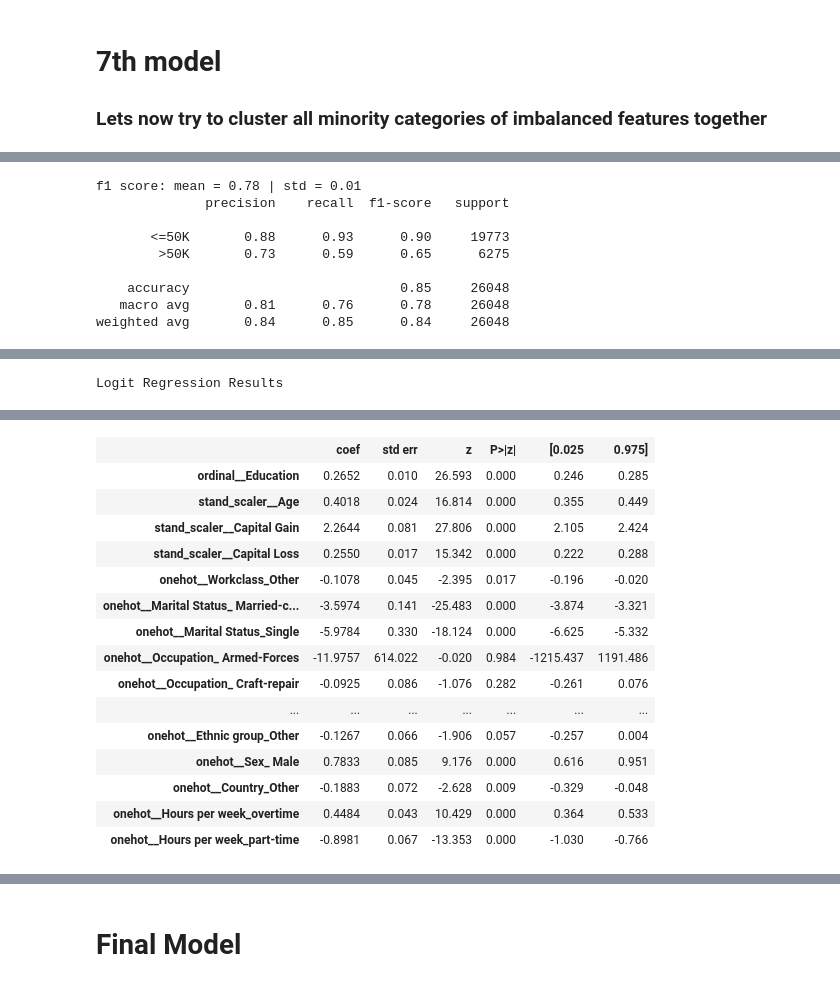
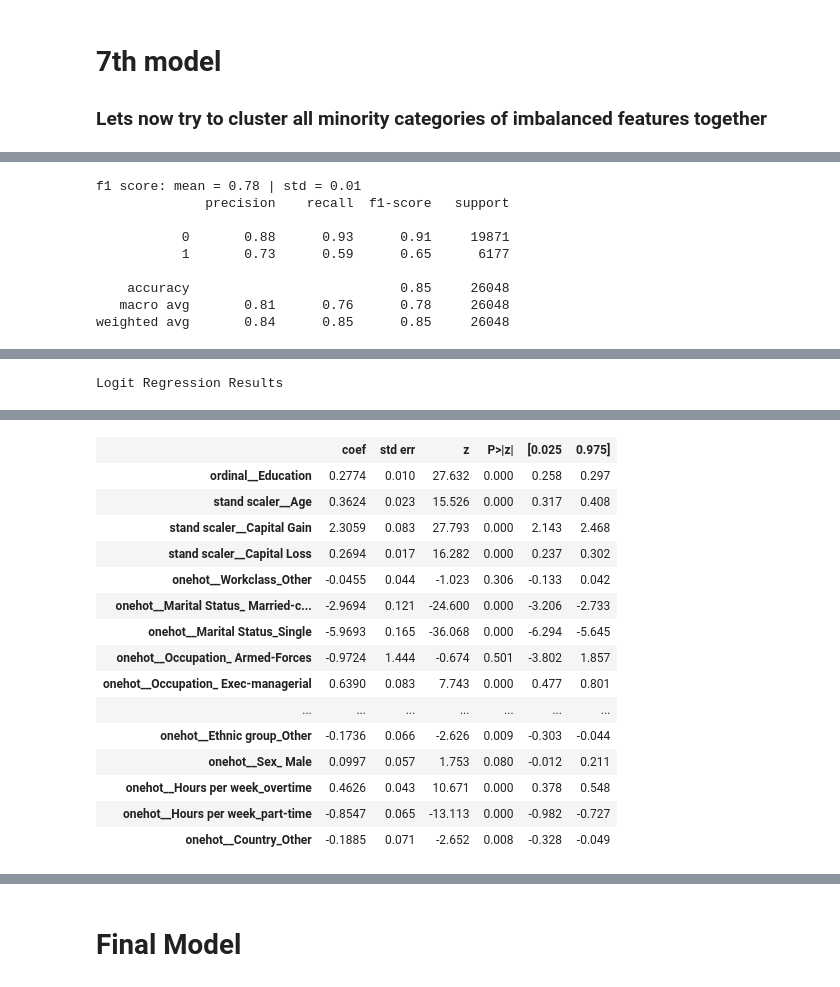
Before and after one commit to nadiia-duiunova/Adults_pet_project, a Jupyter notebook: Logistic regression.ipynb, the cells around one changed output, grey strips where cells are left out. Saved outputs shown, nothing was run; the diff lists cells and outputs as text; code cells hidden in the pictures.

```diff
--- a/Logistic regression.ipynb
+++ b/Logistic regression.ipynb
@@ -159,47 +149,21 @@ weighted avg       0.85      0.85      0.85     26048
 # %% [markdown]
 ### Let's now understand significance of features with the help of Logit() function from statsmodel
 # %%
-def logit_summary(data, numerical_features: list, categorical_features: list):
-    """Function performs data preprocessing and applies Logit() function. After that retuns summary which contains featues significances
+def logit_summary(data):
+    """ Function applies Logit() function to already preprocessed datan. After that retuns summary which contains featues significances
 
     Args:
-        X (Series object): X_train DataFrame of features
-        y (array): y_train - target
-        numerical_features_list (list): list of features, that have to be processed by Standard scaler
-        categorical_features_list (list): list of features, that have to be processed by OneHotEncoder
+        data (pd.DataFrame): DataFrame of features and target
 
     Returns:
         Summary: summary of statsmodel Logit() model with the help of which the decision about
                 keeping or modifying/removing a feature can be made
     """
 
-    X = data.drop(columns=['Income'])
-    y = data["Income"]
+    X = data.iloc[:, 1:]
+    y = data.iloc[:, 0]
 
-    column_transformer = ColumnTransformer(transformers = [
-        ('ordinal', OrdinalEncoder(categories=[[' Preschool',' 1st-4th',' 5th-6th',' 7th-8th',' 9th',' 10th',' 11th',
-                                          ' 12th',' HS-grad',' Some-college',' Assoc-voc',' Assoc-acdm',
-                                          ' Bachelors',' Masters',' Prof-school',' Doctorate']]),
-         make_column_selector(pattern = 'Education')),
-        ('stand_scaler', StandardScaler(), numerical_features),
-        ('onehot', OneHotEncoder(dtype='int', drop='first'), categorical_features)],
-        remainder='drop')
-
-    X_trans = column_transformer.fit_transform(X)
-
-    if sps.issparse(X_trans):
-        X_trans = X_trans.toarray()
-
-    x_columns_names = column_transformer.get_feature_names_out()
-    X_trans = pd.DataFrame(X_trans, columns = x_columns_names)
-
-    y_train_df = pd.DataFrame(y)
-    onehot = OneHotEncoder(dtype='int', drop='first')
-    y_trans = onehot.fit_transform(y_train_df)
-    y_column_name = onehot.get_feature_names_out()
-    y_trans = pd.DataFrame.sparse.from_spmatrix(y_trans, columns=y_column_name)
-
-    model = Logit(y_trans, X_trans).fit_regularized()
+    model = Logit(y, X).fit_regularized()
     summary = model.summary()
 
     return summary
@@ -670,21 +616,22 @@ data_cluster_imbalanced.sample(3)
 # %%
 numerical_features_list = ['Age', 'Capital Gain', 'Capital Loss']
 categorical_features_list = ['Workclass', 'Marital Status', 'Occupation',
-                             'Relationship', 'Ethnic group', 'Sex', 'Country', 'Hours per week']
+                             'Relationship', 'Ethnic group', 'Sex',  'Hours per week', 'Country']
 # %%
-get_LR_performance(data_cluster_imbalanced, numerical_features_list, categorical_features_list)
+data_cluster_imbalanced_preprocessed = preprocess_data(data_cluster_imbalanced, numerical_features_list, categorical_features_list)
+get_LR_performance(data_cluster_imbalanced_preprocessed)
 # %% [output]
 f1 score: mean = 0.78 | std = 0.01
               precision    recall  f1-score   support
 
-       <=50K       0.88      0.93      0.90     19773
-        >50K       0.73      0.59      0.65      6275
+           0       0.88      0.93      0.91     19871
+           1       0.73      0.59      0.65      6177
 
     accuracy                           0.85     26048
    macro avg       0.81      0.76      0.78     26048
-weighted avg       0.84      0.85      0.84     26048
+weighted avg       0.84      0.85      0.85     26048
 # %%
-summary = logit_summary(data_cluster_imbalanced, numerical_features_list, categorical_features_list)
+summary = logit_summary(data_cluster_imbalanced_preprocessed)
 summary
 # %% [output]
 Optimization terminated successfully    (Exit mode 0)
@@ -702,18 +649,18 @@ Logit Regression Results
 | Covariance Type: | nonrobust | LLR p-value: | 0.000 |
 |  | coef | std err | z | P>|z| | [0.025 | 0.975] |
-| ordinal__Education | 0.2652 | 0.010 | 26.593 | 0.000 | 0.246 | 0.285 |
-| stand_scaler__Age | 0.4018 | 0.024 | 16.814 | 0.000 | 0.355 | 0.449 |
-| stand_scaler__Capital Gain | 2.2644 | 0.081 | 27.806 | 0.000 | 2.105 | 2.424 |
-| stand_scaler__Capital Loss | 0.2550 | 0.017 | 15.342 | 0.000 | 0.222 | 0.288 |
-| onehot__Workclass_Other | -0.1078 | 0.045 | -2.395 | 0.017 | -0.196 | -0.020 |
-| onehot__Marital Status_ Married-c... | -3.5974 | 0.141 | -25.483 | 0.000 | -3.874 | -3.321 |
-| onehot__Marital Status_Single | -5.9784 | 0.330 | -18.124 | 0.000 | -6.625 | -5.332 |
-| onehot__Occupation_ Armed-Forces | -11.9757 | 614.022 | -0.020 | 0.984 | -1215.437 | 1191.486 |
-| onehot__Occupation_ Craft-repair | -0.0925 | 0.086 | -1.076 | 0.282 | -0.261 | 0.076 |
+| ordinal__Education | 0.2774 | 0.010 | 27.632 | 0.000 | 0.258 | 0.297 |
+| stand scaler__Age | 0.3624 | 0.023 | 15.526 | 0.000 | 0.317 | 0.408 |
+| stand scaler__Capital Gain | 2.3059 | 0.083 | 27.793 | 0.000 | 2.143 | 2.468 |
+| stand scaler__Capital Loss | 0.2694 | 0.017 | 16.282 | 0.000 | 0.237 | 0.302 |
+| onehot__Workclass_Other | -0.0455 | 0.044 | -1.023 | 0.306 | -0.133 | 0.042 |
+| onehot__Marital Status_ Married-c... | -2.9694 | 0.121 | -24.600 | 0.000 | -3.206 | -2.733 |
+| onehot__Marital Status_Single | -5.9693 | 0.165 | -36.068 | 0.000 | -6.294 | -5.645 |
+| onehot__Occupation_ Armed-Forces | -0.9724 | 1.444 | -0.674 | 0.501 | -3.802 | 1.857 |
+| onehot__Occupation_ Exec-managerial | 0.6390 | 0.083 | 7.743 | 0.000 | 0.477 | 0.801 |
 | ... | ... | ... | ... | ... | ... | ... |
-| onehot__Ethnic group_Other | -0.1267 | 0.066 | -1.906 | 0.057 | -0.257 | 0.004 |
-| onehot__Sex_ Male | 0.7833 | 0.085 | 9.176 | 0.000 | 0.616 | 0.951 |
-| onehot__Country_Other | -0.1883 | 0.072 | -2.628 | 0.009 | -0.329 | -0.048 |
-| onehot__Hours per week_overtime | 0.4484 | 0.043 | 10.429 | 0.000 | 0.364 | 0.533 |
-| onehot__Hours per week_part-time | -0.8981 | 0.067 | -13.353 | 0.000 | -1.030 | -0.766 |
+| onehot__Ethnic group_Other | -0.1736 | 0.066 | -2.626 | 0.009 | -0.303 | -0.044 |
+| onehot__Sex_ Male | 0.0997 | 0.057 | 1.753 | 0.080 | -0.012 | 0.211 |
+| onehot__Hours per week_overtime | 0.4626 | 0.043 | 10.671 | 0.000 | 0.378 | 0.548 |
+| onehot__Hours per week_part-time | -0.8547 | 0.065 | -13.113 | 0.000 | -0.982 | -0.727 |
+| onehot__Country_Other | -0.1885 | 0.071 | -2.652 | 0.008 | -0.328 | -0.049 |
 # %% [markdown]
```
Also changed, not shown: parts of 48 cells of this notebook.
